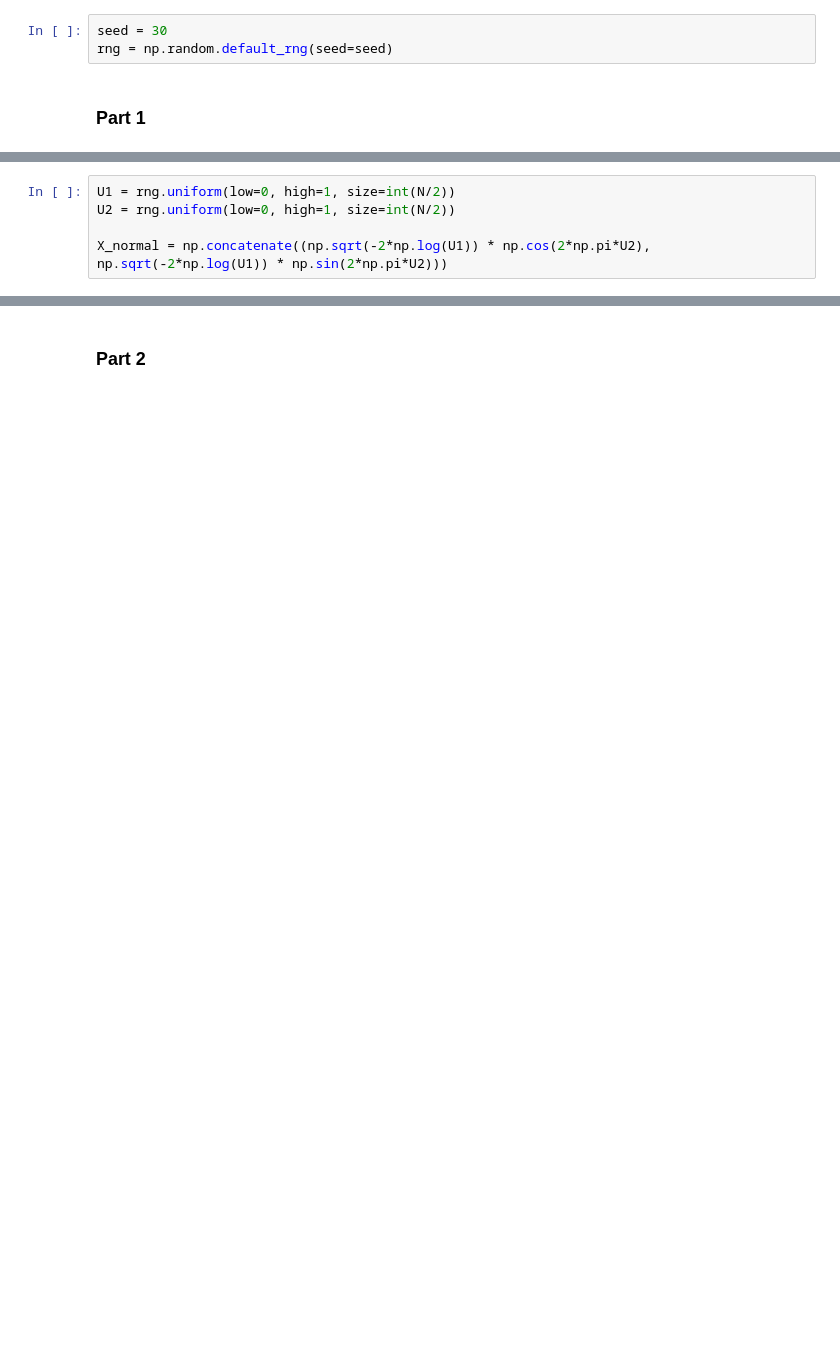
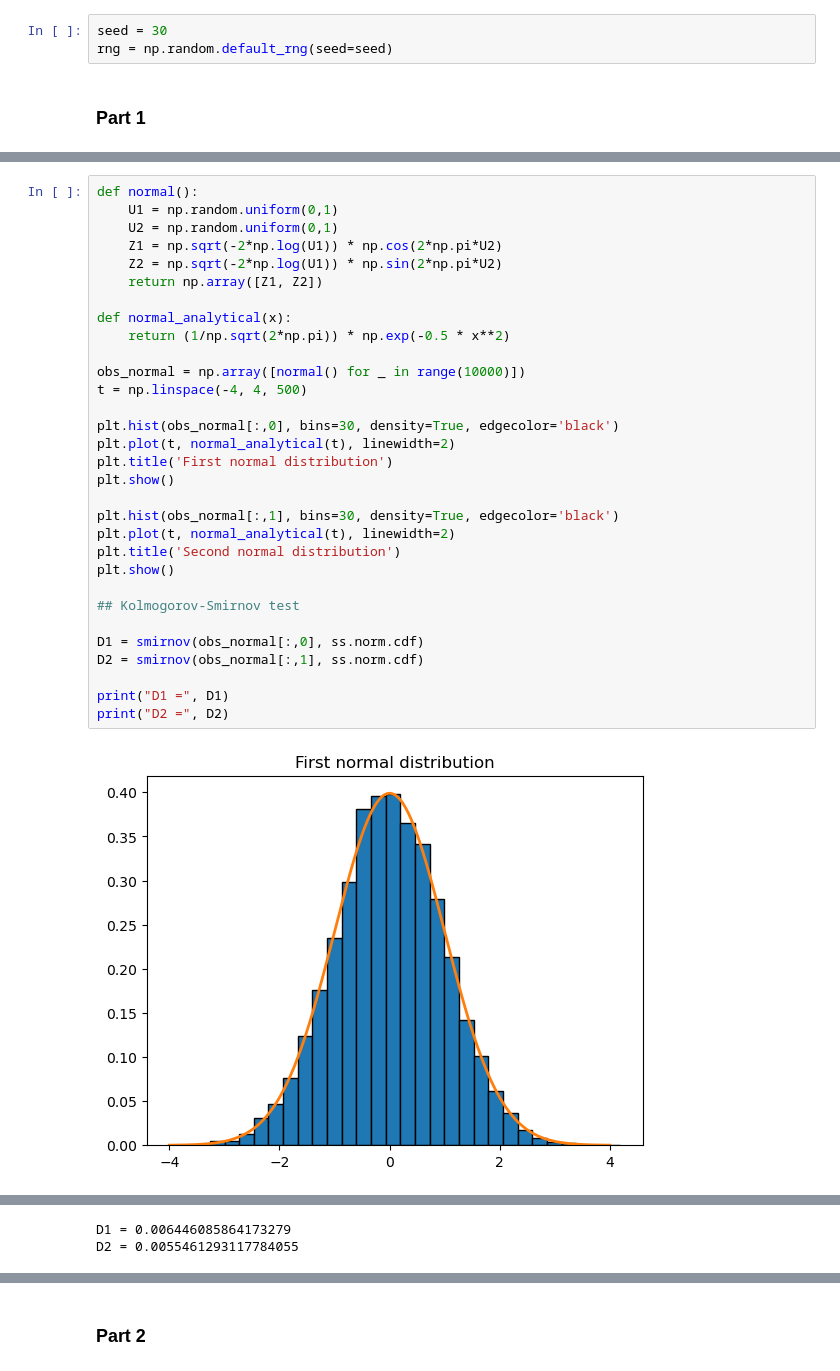
Before and after one commit to s224399/Stoc_sim_2k26, a Jupyter notebook: Exercises(week_1)/Hand_in/Excercise3.ipynb, the cells around one changed output, grey strips where cells are left out. Saved outputs shown, nothing was run; the diff lists cells and outputs as text; blank space fills up the shorter version.

```diff
--- a/Exercises(week_1)/Hand_in/Excercise3.ipynb
+++ b/Exercises(week_1)/Hand_in/Excercise3.ipynb
@@ -19,5 +11,0 @@ plt.show()
-# %%
-U1 = rng.uniform(low=0, high=1, size=int(N/2))
-U2 = rng.uniform(low=0, high=1, size=int(N/2))
-
-X_normal = np.concatenate((np.sqrt(-2*np.log(U1)) * np.cos(2*np.pi*U2), np.sqrt(-2*np.log(U1)) * np.sin(2*np.pi*U2)))
@@ -43,0 +48,33 @@ plt.show()
+# %%
+def normal():
+    U1 = np.random.uniform(0,1)
+    U2 = np.random.uniform(0,1)
+    Z1 = np.sqrt(-2*np.log(U1)) * np.cos(2*np.pi*U2)
+    Z2 = np.sqrt(-2*np.log(U1)) * np.sin(2*np.pi*U2)
+    return np.array([Z1, Z2])
+
+def normal_analytical(x):
+    return (1/np.sqrt(2*np.pi)) * np.exp(-0.5 * x**2)
+
+obs_normal = np.array([normal() for _ in range(10000)])
+t = np.linspace(-4, 4, 500)
+
+plt.hist(obs_normal[:,0], bins=30, density=True, edgecolor='black')
+plt.plot(t, normal_analytical(t), linewidth=2)
+plt.title('First normal distribution')
+plt.show()
+
+plt.hist(obs_normal[:,1], bins=30, density=True, edgecolor='black')
+plt.plot(t, normal_analytical(t), linewidth=2)
+plt.title('Second normal distribution')
+plt.show()
+
+## Kolmogorov-Smirnov test
+
+D1 = smirnov(obs_normal[:,0], ss.norm.cdf)
+D2 = smirnov(obs_normal[:,1], ss.norm.cdf)
+
+print("D1 =", D1)
+print("D2 =", D2)
+# %% [output]
+[figure, added]
@@ -43,0 +82,2 @@ plt.show()
+D1 = 0.006446085864173279
+D2 = 0.0055461293117784055
```
Also changed, not shown: parts of 18 cells of this notebook, 4 other files.
